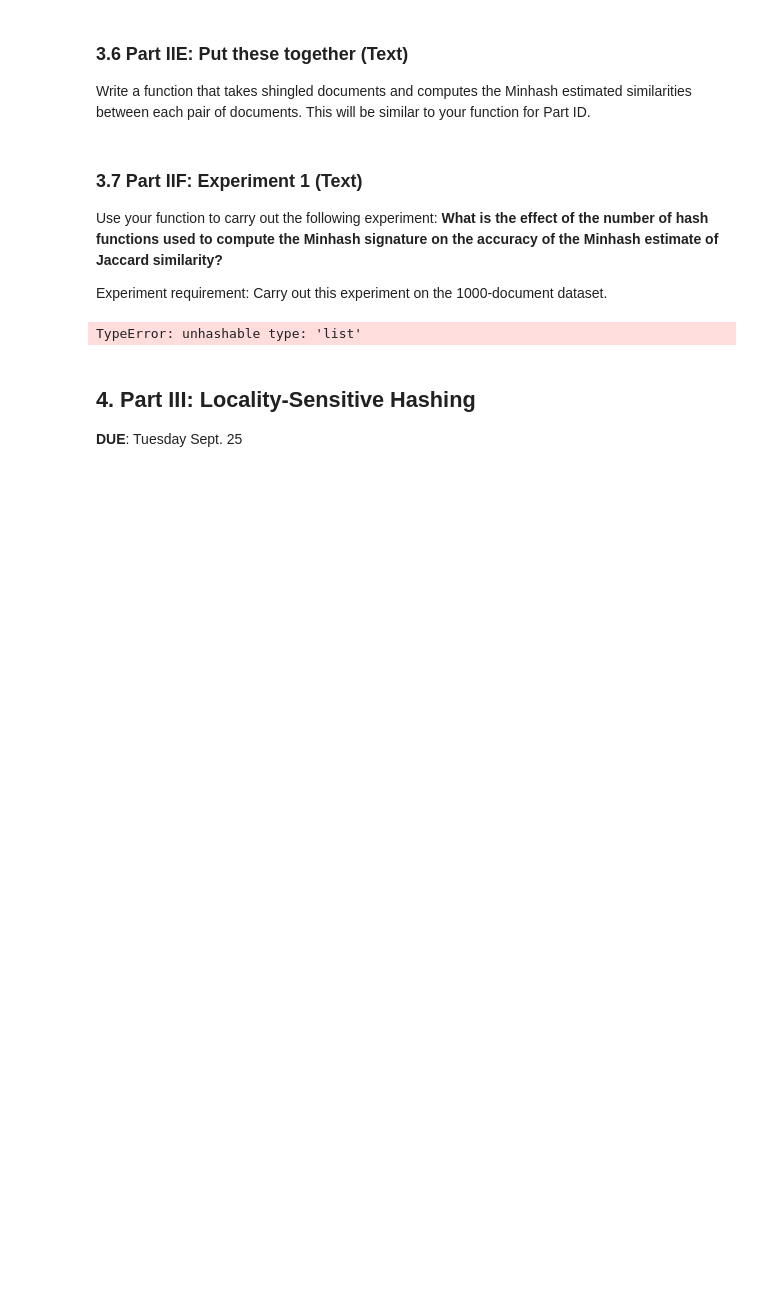
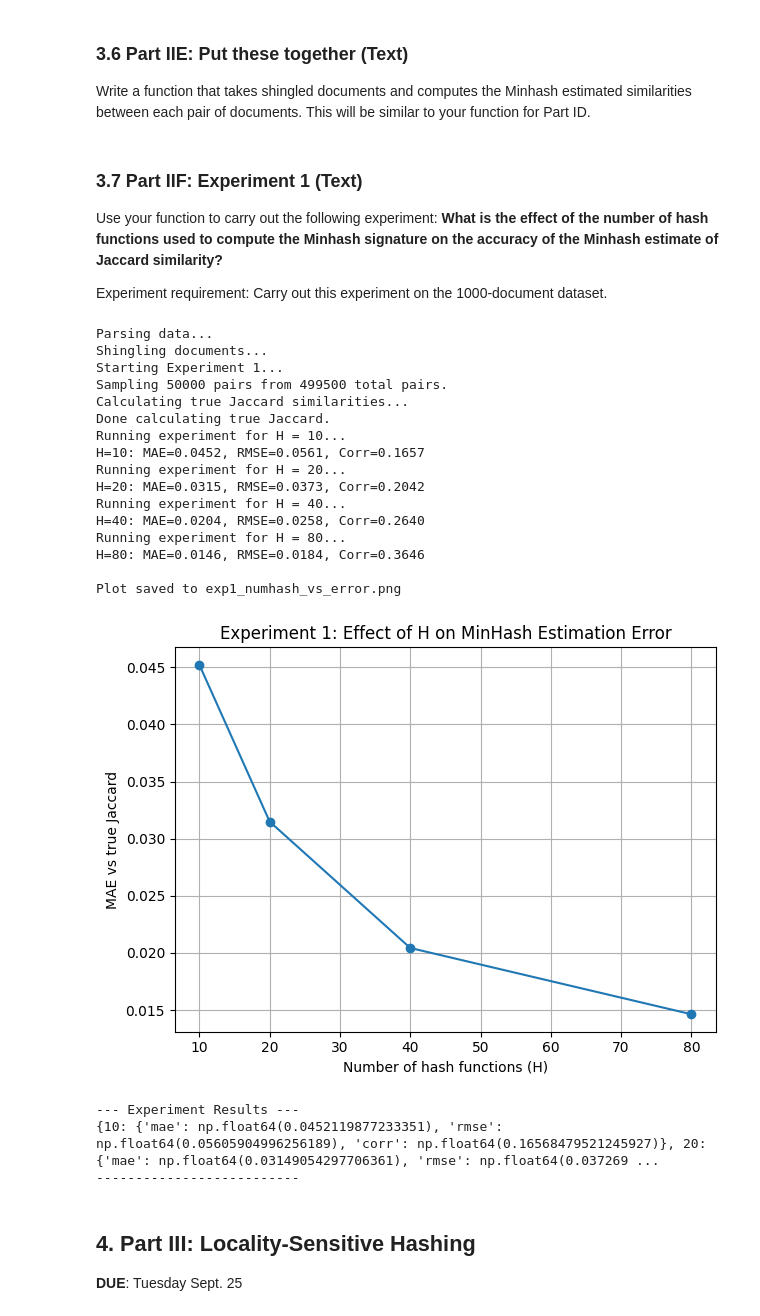
Before and after one commit to sagiri262/DataMining-2025Fall-MUST, a Jupyter notebook: Assignment_3_2250016066.ipynb, the cells around one changed output. Saved outputs shown, nothing was run; the diff lists cells and outputs as text; code cells hidden in the pictures; blank space fills up the shorter version.

```diff
--- a/Assignment_3_2250016066.ipynb
+++ b/Assignment_3_2250016066.ipynb
@@ -285,13 +285,13 @@ def invert_shingles(shingled_documents):
   seen_docs = set()
 
   for docid, items in shingled_documents:
-    if docids not in seen_docs:
+    if docid not in seen_docs:
       docids.append(docid)
       seen_docs.add(docid)
   # 每个 item 在该 doc 出现一条记录（若 items 里有重复，去重以免虚高）
     for it in set(items):
       inv.append((it, docid))
-  inv.sort(k=lambda x: (x[0], x[1]))
+  inv.sort(key=lambda x: (x[0], x[1]))
   return inv, docids
 # %% [markdown]
 ### 3.3 Part IIB: Generate hash functions (Text)
@@ -318,6 +318,7 @@ Implement a function that builds the Minhash signature matrix. You can use the f
 import numpy as np
 
 def make_minhash_signature(shingled_data, num_hashes, seed=42):
+  # 假设 invert_shingles, make_hashes 已经被正确定义
   inv_index, docids = invert_shingles(shingled_data)
   num_docs = len(docids)
 
@@ -330,14 +331,16 @@ def make_minhash_signature(shingled_data, num_hashes, seed=42):
   hash_funcs = make_hashes(num_hashes)
 
   # iterate over each non-zero entry of the characteristic matrix
+  # row 变量代表的是 shingle 的值
   for row, docid in inv_index:
     # update signature matrix if needed
-    # THIS IS WHAT YOU NEED TO IMPLEMENT
     j = col_index[docid]
     for r, h in enumerate(hash_funcs):
-      hv = h(item)
+      # 修正：将 item 替换为 row
+      hv = h(row)
       if hv < sigmatrix[r, j]:
         sigmatrix[r, j] = hv
+
   sigmatrix = sigmatrix.astype(np.uint64)
   return sigmatrix, docids
 # %% [markdown]
@@ -388,15 +391,17 @@ Use your function to carry out the following experiment:
 
 Experiment requirement: Carry out this experiment on the 1000-document dataset.
 # %%
-# ---------- 3.7 IIF：实验 1 —— 哈希个数对估计精度的影响 ----------
+import numpy as np
+import matplotlib.pyplot as plt
+import random
+
 def experiment_1_minhash_accuracy(
     shingled_data,
     true_jaccard_lookup=None,
     num_hashes_list=(10, 20, 40, 80, 120, 160, 200),
     max_pairs=None,
     seed=42,
-    save_plot_path="exp1_numhash_vs_error.png"
-):
+    save_plot_path="exp1_numhash_vs_error.png"):
     """
     输入:
       shingled_data       : [(docid, [items]), ...]（items 建议去重）
@@ -405,12 +410,9 @@ def experiment_1_minhash_accuracy(
       max_pairs           : 可选，若文档很多，可随机抽样若干对计算，控制时间
       seed                : 随机种子（用于抽样与哈希）
       save_plot_path      : 图片保存路径
-
     输出:
       results: {H: {"mae": 平均绝对误差, "rmse": 均方根误差, "corr": 相关系数}}，并画图（H vs MAE）
     """
-    import random
-
     rng = random.Random(seed)
 
     # 文档 id 列表与所有对
@@ -422,19 +424,28 @@ def experiment_1_minhash_accuracy(
 
     # 抽样
     if max_pairs is not None and max_pairs < len(pairs):
+        print(f"Sampling {max_pairs} pairs from {len(pairs)} total pairs.")
         pairs = rng.sample(pairs, max_pairs)
+    else:
+        print(f"Using all {len(pairs)} pairs.")
+
 
     # 若未提供真实 Jaccard，则现场计算一次
     if true_jaccard_lookup is None:
+        print("Calculating true Jaccard similarities...")
         id2items = {docid: set(items) for docid, items in shingled_data}
         true_jaccard_lookup = {}
         for id1, id2 in pairs:
+            # 确保 jaccard 函数已经定义
             s = jaccard(id2items[id1], id2items[id2])
             true_jaccard_lookup[(id1, id2)] = s
+        print("Done calculating true Jaccard.")
 
     results = {}
     # 逐个 H 做 MinHash，并评估误差
     for H in num_hashes_list:
+        print(f"Running experiment for H = {H}...")
+        # 确保 make_minhash_signature 和 minhash_similarity 函数已经定义
         sig, dlist = make_minhash_signature(shingled_data, H, seed=seed)
         col_index = {d: j for j, d in enumerate(dlist)}
 
@@ -465,39 +476,75 @@ def experiment_1_minhash_accuracy(
                 corr = np.corrcoef(est_arr, true_arr)[0, 1]
 
         results[H] = {"mae": mae, "rmse": rmse, "corr": corr}
+        print(f"H={H}: MAE={mae:.4f}, RMSE={rmse:.4f}, Corr={corr:.4f}")
 
     # 画图：H vs MAE
     Hs = sorted(results.keys())
     maes = [results[h]["mae"] for h in Hs]
 
     plt.figure()
     plt.plot(Hs, maes, marker="o")
     plt.xlabel("Number of hash functions (H)")
     plt.ylabel("MAE vs true Jaccard")
     plt.title("Experiment 1: Effect of H on MinHash Estimation Error")
+    plt.grid(True) # 增加网格线
     plt.tight_layout()
     plt.savefig(save_plot_path, dpi=200)
+    print(f"\nPlot saved to {save_plot_path}")
     plt.show()
     plt.close()
 
     return results, save_plot_path
 
-data_path = "/content/sample_data/MinHash/data/articles_10000.train"
+# --- 调用实验 ---
+
+# 修正：使用你指定的 1000 篇文档的路径
+data_path = "/content/sample_data/MinHash/data/articles_1000.train"
+# data_path = "/content/sample_data/mnist_train_small.csv"
 k = 5  # 选一个合适的 k
+
+print("Parsing data...")
 docs = parse_data(data_path)  # [(id, processed_text)]
+
+print("Shingling documents...")
 shingled_data = [(docid, list(set(shingle_document(text, k)))) for docid, text in docs]
 
 # 跑实验：测试多种哈希个数
-num_hashes_list = [10, 20, 40, 80, 120, 160, 200]
+num_hashes_list = [10, 20, 40, 80]
+
+# 1000 篇文档总共有 (1000 * 999) / 2 = 499,500 对
+# max_pairs=50000 是一个合理的抽样数量
+print("Starting Experiment 1...")
 results, fig_path = experiment_1_minhash_accuracy(
     shingled_data,
     num_hashes_list=num_hashes_list,
-    max_pairs=50000  # 可选：限制比较的文档对数量，加快速度
+    max_pairs=50000  # 限制比较的文档对数量，加快速度
 )
+
+print("\n--- Experiment Results ---")
 print(results)
-print("Saved figure to:", fig_path)
+print("--------------------------")
 # %% [output]
-TypeError: unhashable type: 'list'
+Parsing data...
+Shingling documents...
+Starting Experiment 1...
+Sampling 50000 pairs from 499500 total pairs.
+Calculating true Jaccard similarities...
+Done calculating true Jaccard.
+Running experiment for H = 10...
+H=10: MAE=0.0452, RMSE=0.0561, Corr=0.1657
+Running experiment for H = 20...
+H=20: MAE=0.0315, RMSE=0.0373, Corr=0.2042
+Running experiment for H = 40...
+H=40: MAE=0.0204, RMSE=0.0258, Corr=0.2640
+Running experiment for H = 80...
+H=80: MAE=0.0146, RMSE=0.0184, Corr=0.3646
+
+Plot saved to exp1_numhash_vs_error.png
+[figure, added]
+--- Experiment Results ---
+{10: {'mae': np.float64(0.0452119877233351), 'rmse': np.float64(0.05605904996256189), 'corr': np.float64(0.16568479521245927)}, 20: {'mae': np.float64(0.03149054297706361), 'rmse': np.float64(0.037269 ...
+--------------------------
 # %% [markdown]
 ## 4. Part III: Locality-Sensitive Hashing
 **DUE**: Tuesday Sept. 25
```
Also changed, not shown: parts of 6 cells of this notebook.
